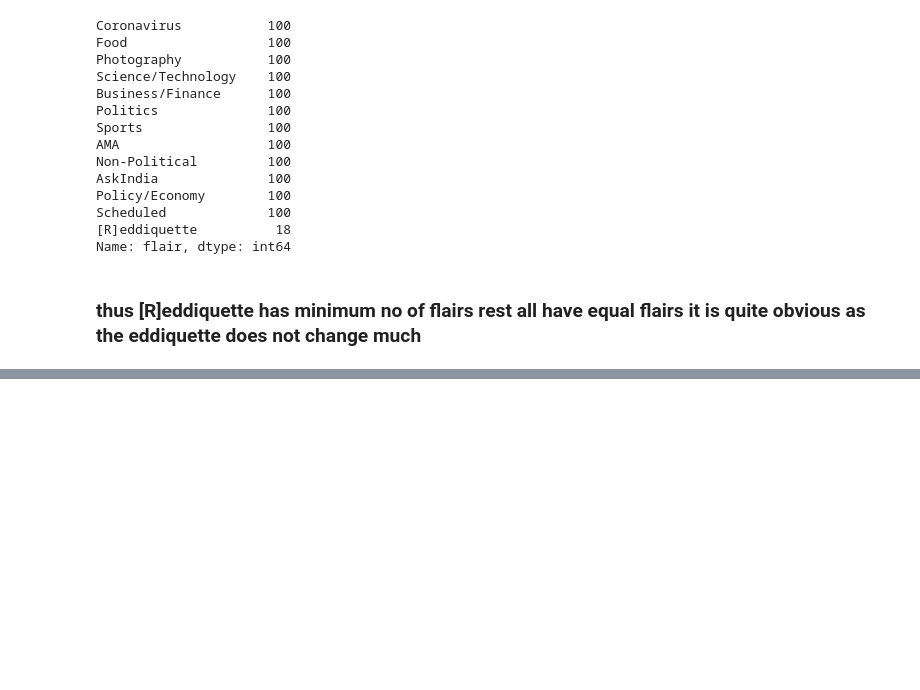
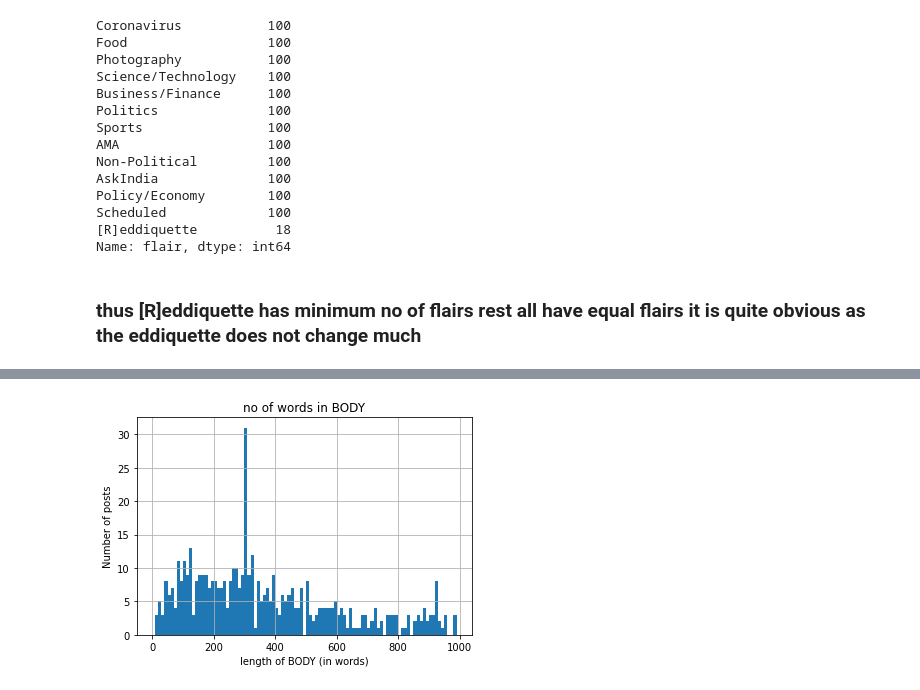
Before and after one commit to abhishek-parashar/Reddit-flair-detection, a Jupyter notebook: experiment_log_for_eda.ipynb, the cells around one changed output, grey strips where cells are left out. Cells and saved outputs as stored; diff of their text form; code cells hidden in the pictures; blank space fills up the shorter version.

```diff
--- a/experiment_log_for_eda.ipynb
+++ b/experiment_log_for_eda.ipynb
@@ -315,0 +330,11 @@ Name: flair, dtype: int64
+# %%
+
+temp = df['body'].str.len()
+temp.hist(bins = np.arange(0,1000,10))
+plt.title("no of words in BODY")
+plt.xlabel("length of BODY (in words)")
+plt.ylabel("Number of posts")
+plt.savefig('lenth of words in body.png', dpi=300, bbox_inches='tight')
+plt.show()
+# %% [output]
+[figure, added]
```
Also changed, not shown: parts of 4 cells of this notebook.
